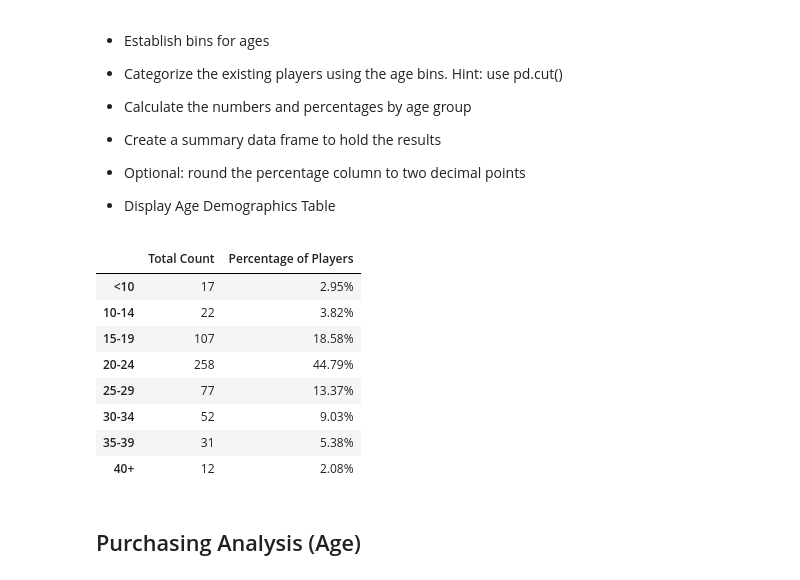
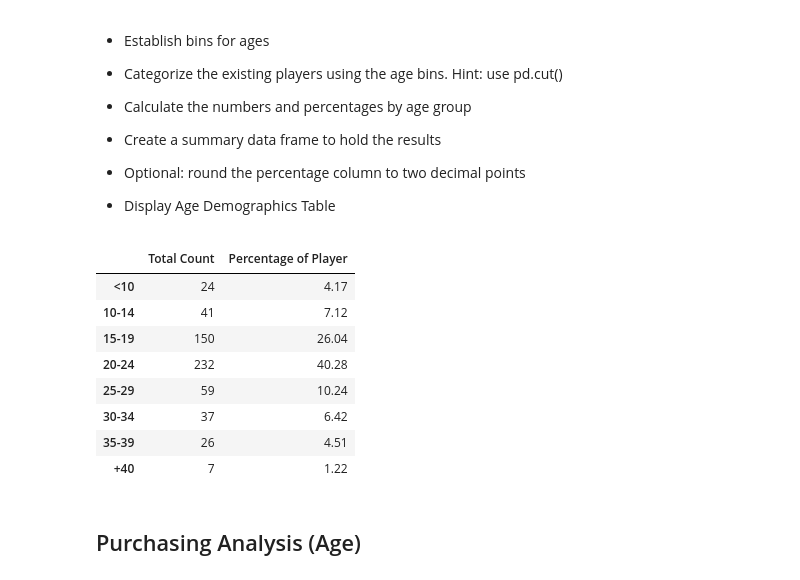
Before and after one commit to TravisDC5/pandas-challenge, a Jupyter notebook: HeroesOfPymoli_starter.ipynb, the cells around one changed output. Cells and saved outputs as stored; diff of their text form; code cells hidden in the pictures.

```diff
--- a/HeroesOfPymoli_starter.ipynb
+++ b/HeroesOfPymoli_starter.ipynb
@@ -159,16 +159,31 @@ purchaseStats
 # %%
 bins = [0,10,15,20,25,30,35,40,99]
 ageIdx = ["<10","10-14","15-19","20-24","25-29","30-34","35-39","+40"]
+
+purchase_data_df["Age Count"] = pd.cut(purchase_data_df["Age"], bins, labels=ageIdx)
+purchase_data_df
+
+ageCount_df = purchase_data_df.groupby("Age Count")
+
+totalAgeCount = ageCount_df["SN"].nunique()
+
+agePercentage = (totalAgeCount/uniquePlayer) * 100
+
+ageCountSummary = pd.DataFrame({"Total Count": totalAgeCount, "Percentage of Player": agePercentage})
+
+
+ageCountSummary.index.name = None
+ageCountSummary.style.format({"Percentage of Player":"{:,.2f}"})
 # %% [output]
-|  | Total Count | Percentage of Players |
-| <10 | 17 | 2.95% |
-| 10-14 | 22 | 3.82% |
-| 15-19 | 107 | 18.58% |
-| 20-24 | 258 | 44.79% |
-| 25-29 | 77 | 13.37% |
-| 30-34 | 52 | 9.03% |
-| 35-39 | 31 | 5.38% |
-| 40+ | 12 | 2.08% |
+|  | Total Count | Percentage of Player |
+| <10 | 24 | 4.17 |
+| 10-14 | 41 | 7.12 |
+| 15-19 | 150 | 26.04 |
+| 20-24 | 232 | 40.28 |
+| 25-29 | 59 | 10.24 |
+| 30-34 | 37 | 6.42 |
+| 35-39 | 26 | 4.51 |
+| +40 | 7 | 1.22 |
 # %% [markdown]
 ## Purchasing Analysis (Age)
 # %% [markdown]
```
